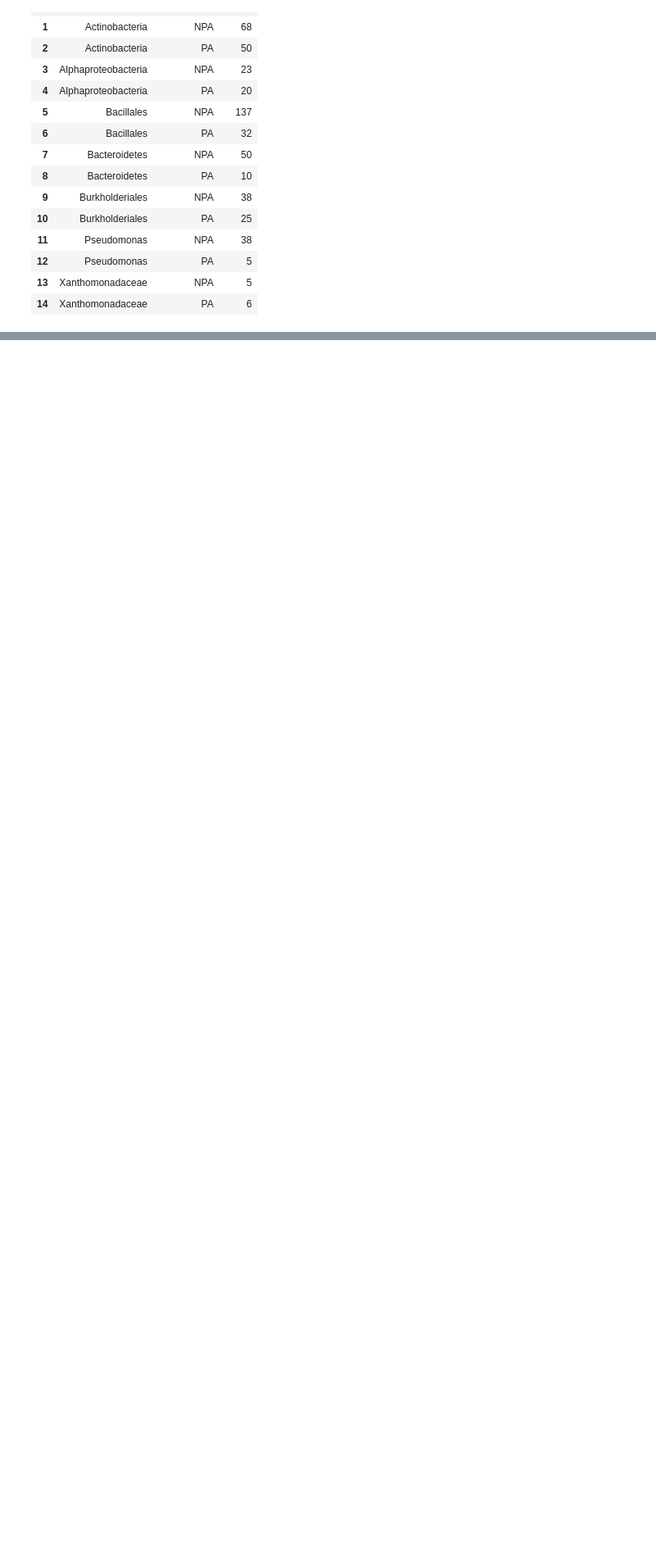
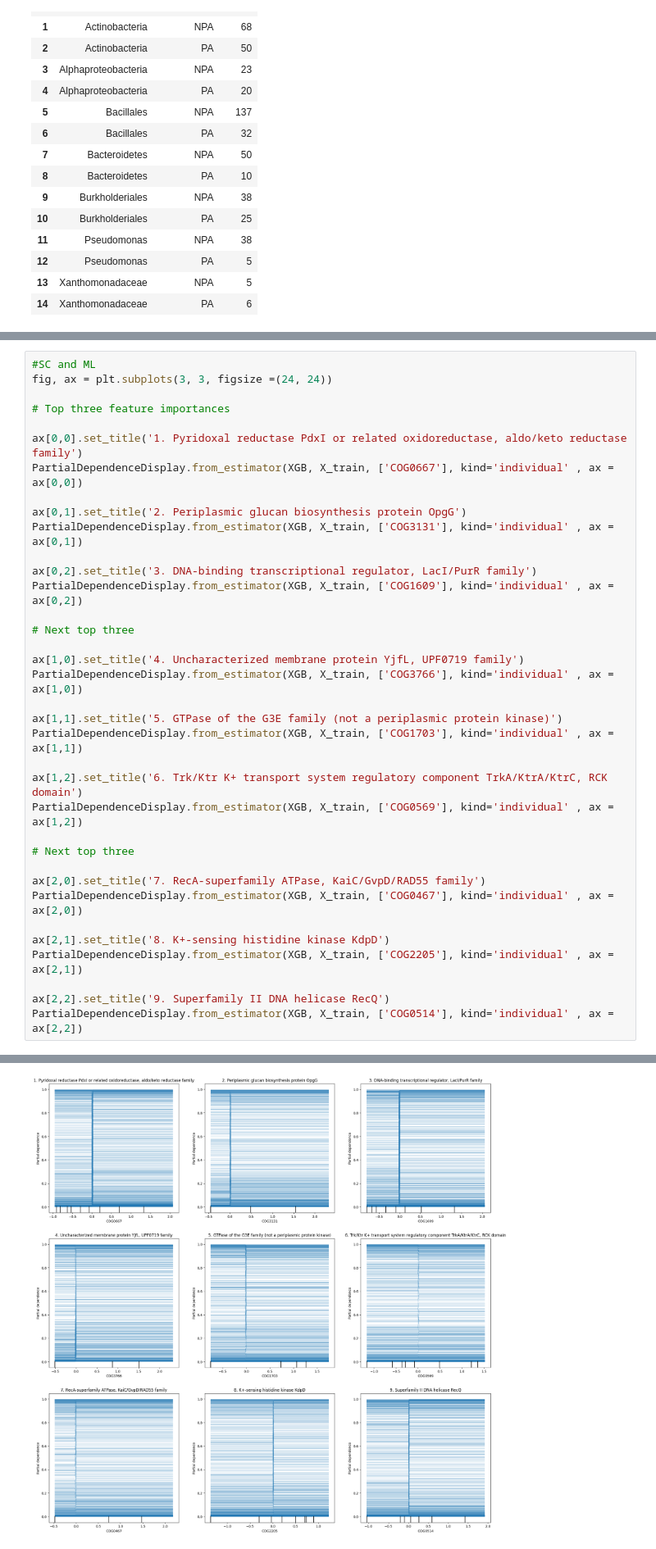
Before and after one commit to ajlukasiewicz/Team_9_MacLearn, a Jupyter notebook: Prediction_of_plant_associated_bacteria.ipynb, the cells around one changed output, grey strips where cells are left out. Shown at 82% size. Saved outputs shown, nothing was run; the diff lists cells and outputs as text; blank space fills up the shorter version.

```diff
--- a/Prediction_of_plant_associated_bacteria.ipynb
+++ b/Prediction_of_plant_associated_bacteria.ipynb
@@ -640,0 +661,37 @@ counts
+# %%
+#SC and ML
+fig, ax = plt.subplots(3, 3, figsize =(24, 24))
+
+# Top three feature importances
+
+ax[0,0].set_title('1. Pyridoxal reductase PdxI or related oxidoreductase, aldo/keto reductase family')
+PartialDependenceDisplay.from_estimator(XGB, X_train, ['COG0667'], kind='individual' , ax = ax[0,0])
+
+ax[0,1].set_title('2. Periplasmic glucan biosynthesis protein OpgG')
+PartialDependenceDisplay.from_estimator(XGB, X_train, ['COG3131'], kind='individual' , ax = ax[0,1])
+
+ax[0,2].set_title('3. DNA-binding transcriptional regulator, LacI/PurR family')
+PartialDependenceDisplay.from_estimator(XGB, X_train, ['COG1609'], kind='individual' , ax = ax[0,2])
+
+# Next top three
+
+ax[1,0].set_title('4. Uncharacterized membrane protein YjfL, UPF0719 family')
+PartialDependenceDisplay.from_estimator(XGB, X_train, ['COG3766'], kind='individual' , ax = ax[1,0])
+
+ax[1,1].set_title('5. GTPase of the G3E family (not a periplasmic protein kinase)')
+PartialDependenceDisplay.from_estimator(XGB, X_train, ['COG1703'], kind='individual' , ax = ax[1,1])
+
+ax[1,2].set_title('6. Trk/Ktr K+ transport system regulatory component TrkA/KtrA/KtrC, RCK domain')
+PartialDependenceDisplay.from_estimator(XGB, X_train, ['COG0569'], kind='individual' , ax = ax[1,2])
+
+# Next top three
+
+ax[2,0].set_title('7. RecA-superfamily ATPase, KaiC/GvpD/RAD55 family')
+PartialDependenceDisplay.from_estimator(XGB, X_train, ['COG0467'], kind='individual' , ax = ax[2,0])
+
+ax[2,1].set_title('8. K+-sensing histidine kinase KdpD')
+PartialDependenceDisplay.from_estimator(XGB, X_train, ['COG2205'], kind='individual' , ax = ax[2,1])
+
+ax[2,2].set_title('9. Superfamily II DNA helicase RecQ')
+PartialDependenceDisplay.from_estimator(XGB, X_train, ['COG0514'], kind='individual' , ax = ax[2,2])
+# %% [output]
@@ -640,0 +699 @@ counts
+[figure, added]
```
Also changed, not shown: parts of 7 cells of this notebook.
